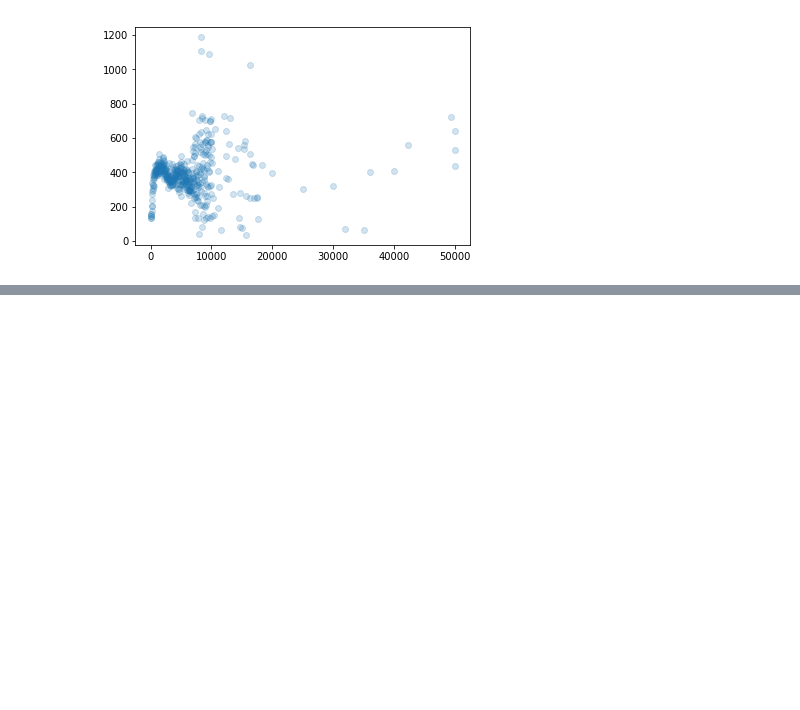
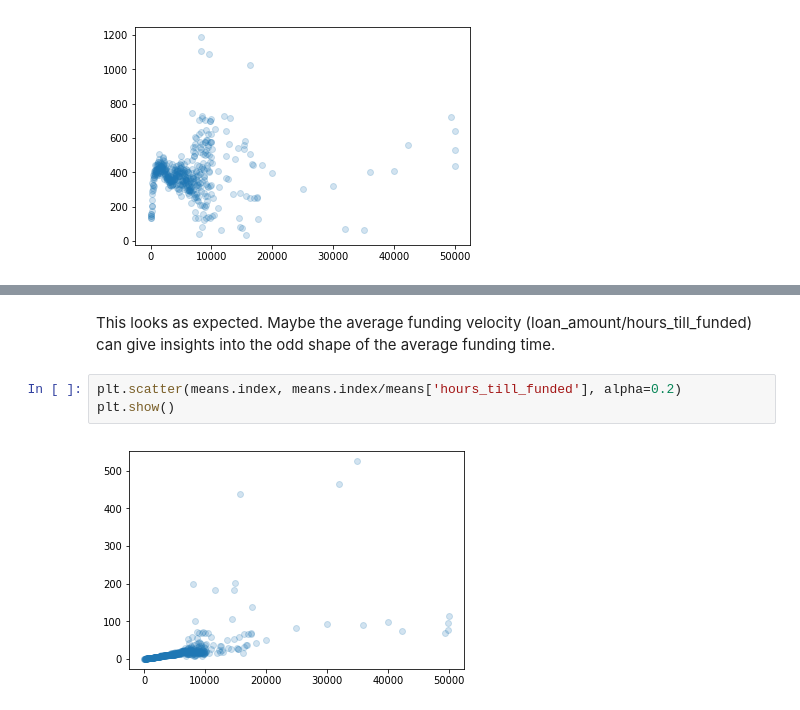
Before and after one commit to JCRaymond/ITCS_4156_FInal, a Jupyter notebook: Data Prep.ipynb, the cells around one changed output, grey strips where cells are left out. Drawn from its saved outputs; the diff is of its cells as text; blank space fills up the shorter version.

```diff
--- a/Data Prep.ipynb
+++ b/Data Prep.ipynb
@@ -1289,0 +1297,7 @@ Now
+# %% [markdown]
+This looks as expected. Maybe the average funding velocity (loan_amount/hours_till_funded) can give insights into the odd shape of the average funding time.
+# %%
+plt.scatter(means.index, means.index/means['hours_till_funded'], alpha=0.2)
+plt.show()
+# %% [output]
+[figure, added]
```
Also changed, not shown: parts of 17 cells of this notebook.
